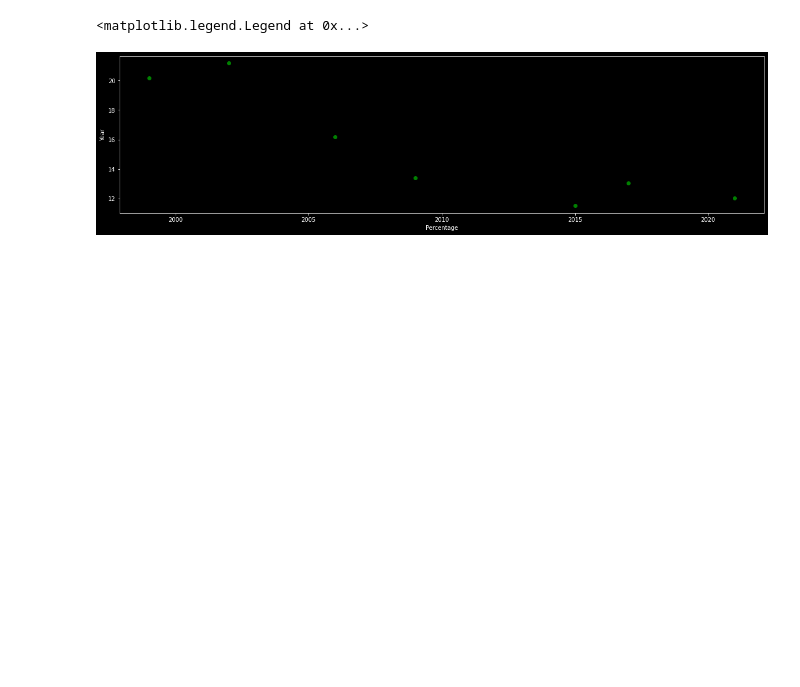
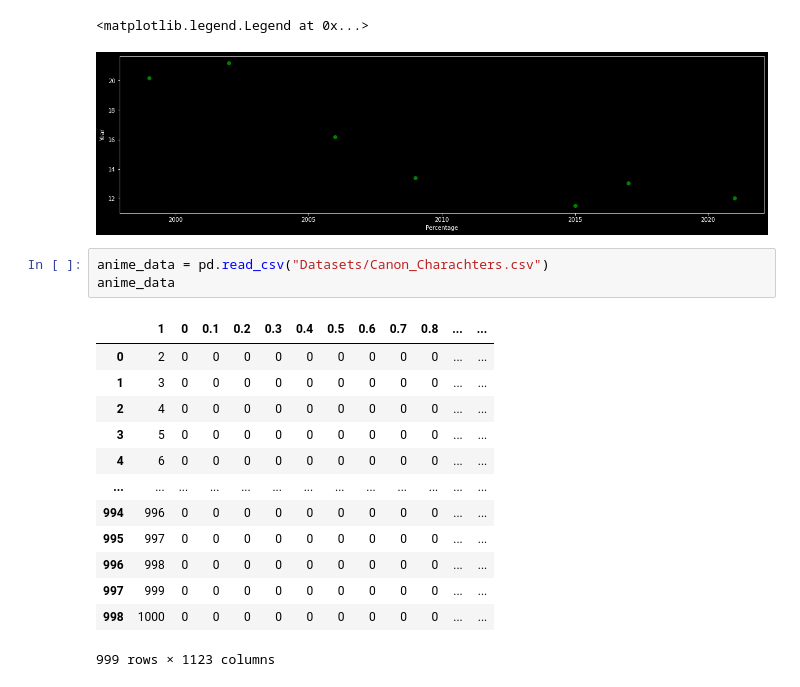
Before and after one commit to Chiheb-Edine-Zoghlemi/ONE_PIECE_DATA_ANALYZE, a Jupyter notebook: Project.ipynb, the cells around one changed output. Drawn from its saved outputs; the diff is of its cells as text; blank space fills up the shorter version.

Commit message:
added 2 scrapers + 1 dataset

```diff
--- a/Project.ipynb
+++ b/Project.ipynb
@@ -383,3 +382,20 @@ ax.legend()
 # %% [output]
 <matplotlib.legend.Legend at 0x...>
 [figure]
+# %%
+anime_data = pd.read_csv("Datasets/Canon_Charachters.csv")
+anime_data
+# %% [output]
+|  | 1 | 0 | 0.1 | 0.2 | 0.3 | 0.4 | 0.5 | 0.6 | 0.7 | 0.8 | ... | ... |
+| 0 | 2 | 0 | 0 | 0 | 0 | 0 | 0 | 0 | 0 | 0 | ... | ... |
+| 1 | 3 | 0 | 0 | 0 | 0 | 0 | 0 | 0 | 0 | 0 | ... | ... |
+| 2 | 4 | 0 | 0 | 0 | 0 | 0 | 0 | 0 | 0 | 0 | ... | ... |
+| 3 | 5 | 0 | 0 | 0 | 0 | 0 | 0 | 0 | 0 | 0 | ... | ... |
+| 4 | 6 | 0 | 0 | 0 | 0 | 0 | 0 | 0 | 0 | 0 | ... | ... |
+| ... | ... | ... | ... | ... | ... | ... | ... | ... | ... | ... | ... | ... |
+| 994 | 996 | 0 | 0 | 0 | 0 | 0 | 0 | 0 | 0 | 0 | ... | ... |
+| 995 | 997 | 0 | 0 | 0 | 0 | 0 | 0 | 0 | 0 | 0 | ... | ... |
+| 996 | 998 | 0 | 0 | 0 | 0 | 0 | 0 | 0 | 0 | 0 | ... | ... |
+| 997 | 999 | 0 | 0 | 0 | 0 | 0 | 0 | 0 | 0 | 0 | ... | ... |
+| 998 | 1000 | 0 | 0 | 0 | 0 | 0 | 0 | 0 | 0 | 0 | ... | ... |
+999 rows × 1123 columns
```
Also changed, not shown: parts of 2 cells of this notebook, 4 other files.
